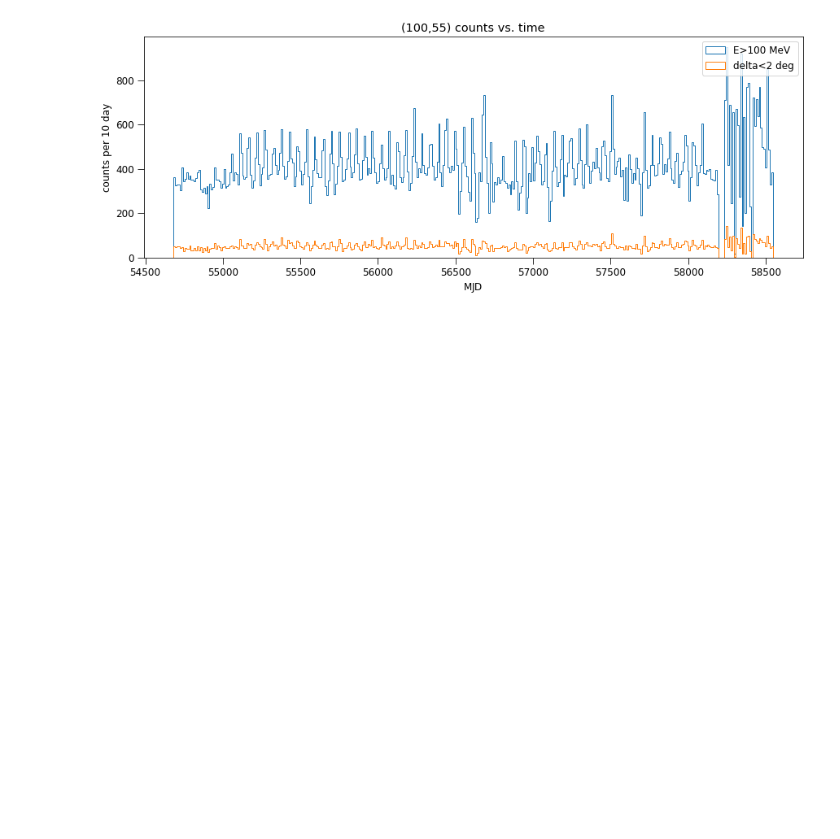
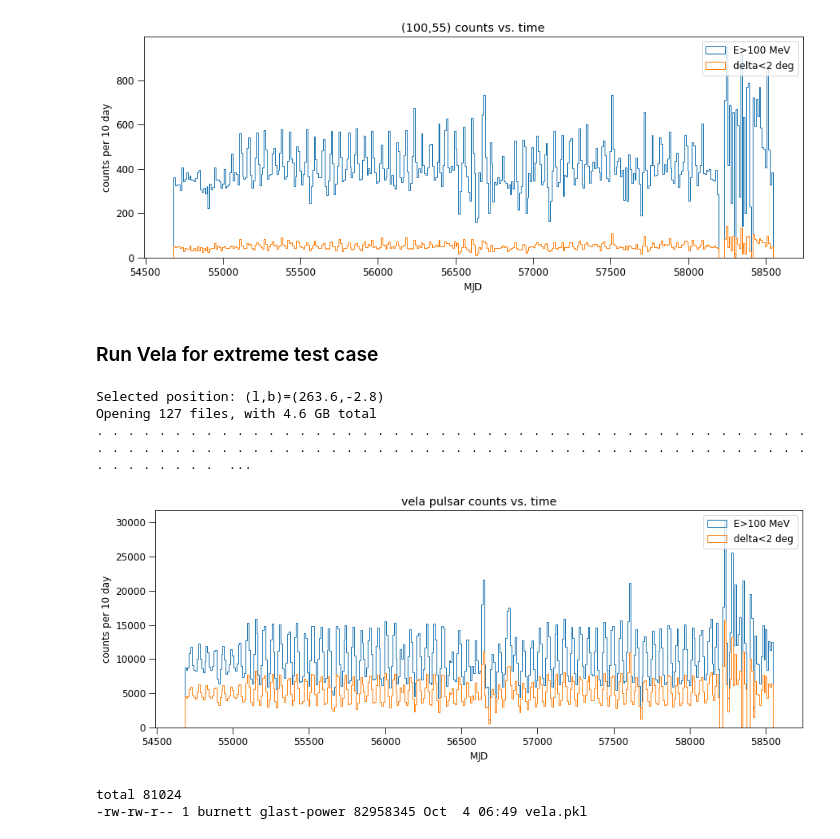
Before and after one commit to tburnett/lat-timing, a Jupyter notebook: notebooks/Check a pulsar candidate.ipynb, the cells around one changed output. Drawn from its saved outputs; the diff is of its cells as text; code cells hidden in the pictures; blank space fills up the shorter version.

```diff
--- a/notebooks/Check a pulsar candidate.ipynb
+++ b/notebooks/Check a pulsar candidate.ipynb
@@ -27,3 +29,13 @@ tdb.plot_time(delta_t=10)
 Opening 127 files, with 4.6 GB total
 . . . . . . . . . . . . . . . . . . . . . . . . . . . . . . . . . . . . . . . . . . . . . . . . . . . . . . . . . . . . . . . . . . . . . . . . . . . . . . . . . . . . . . . . . . . . . . . . . . . .  ...
 [figure]
+# %% [markdown]
+### Run Vela for extreme test case
+# %%
+vela_data = timed_data.TimedData('vela pulsar')
+vela_data.plot_time(delta_t=10)
+# %% [output]
+Selected position: (l,b)=(263.6,-2.8)
+Opening 127 files, with 4.6 GB total
+. . . . . . . . . . . . . . . . . . . . . . . . . . . . . . . . . . . . . . . . . . . . . . . . . . . . . . . . . . . . . . . . . . . . . . . . . . . . . . . . . . . . . . . . . . . . . . . . . . . .  ...
+[figure, added]
@@ -29,0 +45,5 @@ Opening 127 files, with 4.6 GB total
+# %%
+ls -l ../data
+# %% [output]
+total 81024
+-rw-rw-r-- 1 burnett glast-power 82958345 Oct  4 06:49 vela.pkl
```
Also changed, not shown: parts of 4 cells of this notebook, 3 other files.
